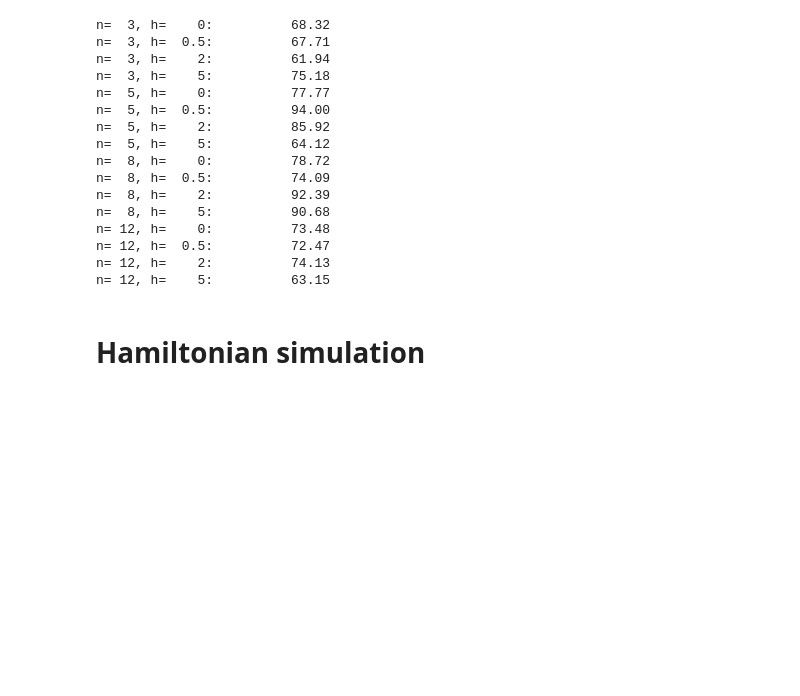
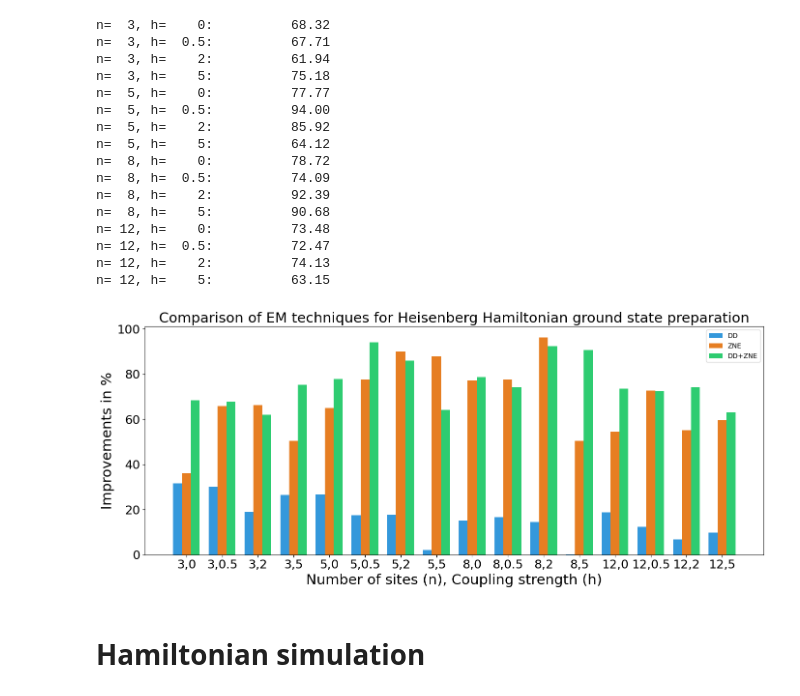
Before and after one commit to sumeetshirgure/dynemsim, a Jupyter notebook: HeisenbergChain/analysis.ipynb, the cells around one changed output. Cells and saved outputs as stored; diff of their text form; code cells hidden in the pictures; blank space fills up the shorter version.

Commit message:
Add plots to analysis notebooks.

```diff
--- a/HeisenbergChain/analysis.ipynb
+++ b/HeisenbergChain/analysis.ipynb
@@ -131,6 +131,39 @@ n= 12, h=    0:          73.48
 n= 12, h=  0.5:          72.47
 n= 12, h=    2:          74.13
 n= 12, h=    5:          63.15
+# %%
+# 1. Prepare your 3 sets of 16 values
+dd_values = [ddim[(n, h)] for (n, h) in product(num_sites, couplings)]
+zne_values = [zneim[(n, h)] for (n, h) in product(num_sites, couplings)]
+dd_zne_values = [ddzneim[(n, h)] for (n, h) in product(num_sites, couplings)]
+
+# Labels for the 16 groups
+groups = [f'{n},{h}' for (n, h) in product(num_sites, couplings)]
+
+# 2. Set up positions
+x = np.arange(len(groups))  # The label locations
+width = 0.25  # The width of the individual bars
+
+fig, ax = plt.subplots(figsize=(14, 6))
+
+# 3. Create the bars
+# We offset each bar by the width to keep them grouped
+rects1 = ax.bar(x - width, dd_values, width, label='DD', color='#3498db')
+rects2 = ax.bar(x, zne_values, width, label='ZNE', color='#e67e22')
+rects3 = ax.bar(x + width, dd_zne_values, width, label='DD+ZNE', color='#2ecc71')
+
+ax.set_xlabel('Number of sites (n), Coupling strength (h)', fontsize=21)
+ax.set_ylabel('Improvements in %', fontsize=21)
+ax.set_title('Comparison of EM techniques for Heisenberg Hamiltonian ground state preparation', fontsize=21)
+ax.set_xticks(x)
+ax.set_xticklabels(groups) # Rotated for better readability
+ax.tick_params(axis='both', which='major', labelsize=18)
+ax.legend()
+
+plt.tight_layout()
+plt.show()
+# %% [output]
+[figure, added]
 # %% [markdown]
 # Hamiltonian simulation
 # %%
```
Also changed, not shown: parts of 1 cell of this notebook, 1 other file.
